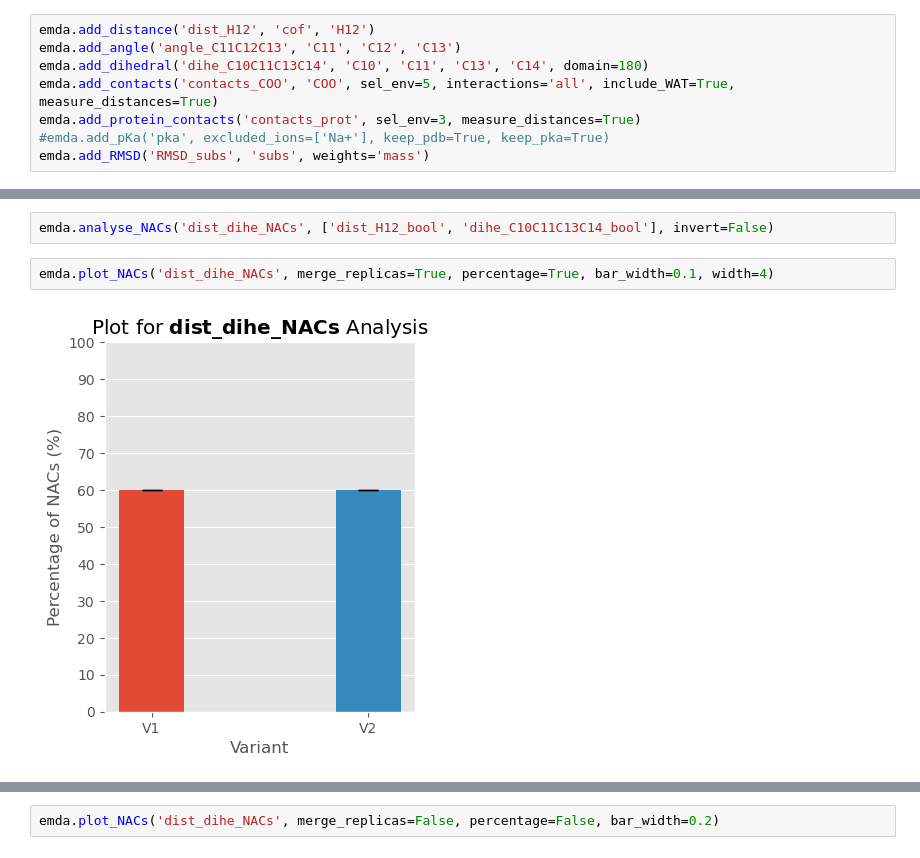
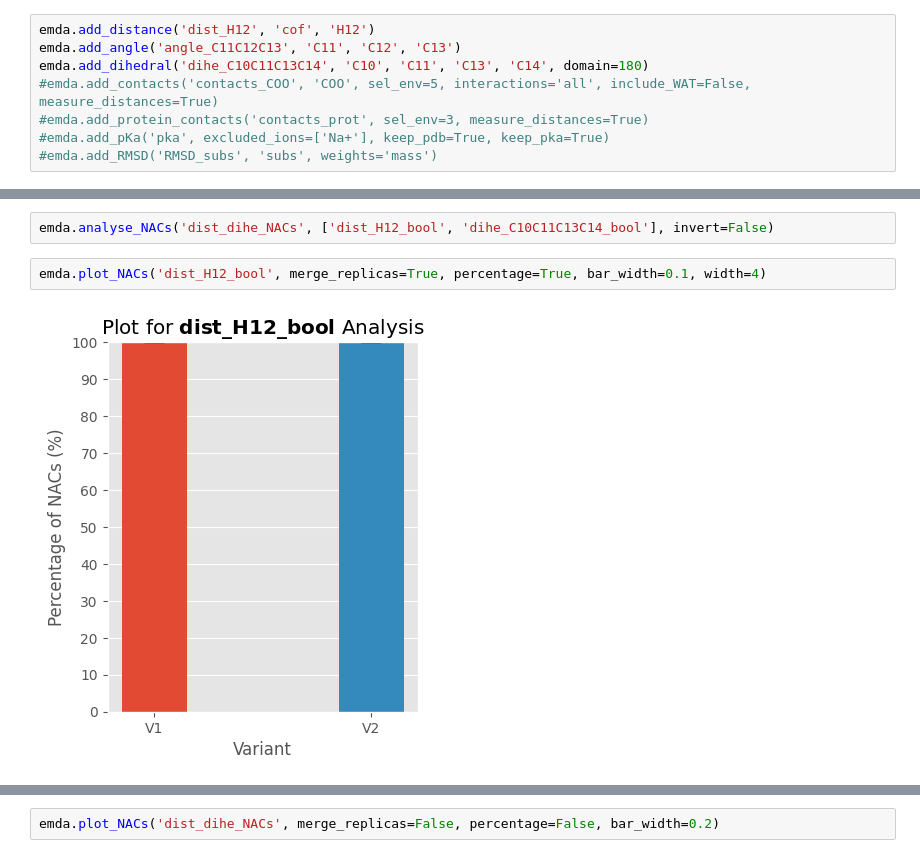
Before and after one commit to MolBioMedUAB/EMDA, a Jupyter notebook: example/example.ipynb, the cells around one changed output, grey strips where cells are left out. Drawn from its saved outputs; the diff is of its cells as text.

```diff
--- a/example/example.ipynb
+++ b/example/example.ipynb
@@ -62,7 +62,7 @@ print(emda.selections)
 emda.add_distance('dist_H12', 'cof', 'H12')
 emda.add_angle('angle_C11C12C13', 'C11', 'C12', 'C13')
 emda.add_dihedral('dihe_C10C11C13C14', 'C10', 'C11', 'C13', 'C14', domain=180)
-emda.add_contacts('contacts_COO', 'COO', sel_env=5, interactions='all', include_WAT=True, measure_distances=True)
-emda.add_protein_contacts('contacts_prot', sel_env=3, measure_distances=True)
+#emda.add_contacts('contacts_COO', 'COO', sel_env=5, interactions='all', include_WAT=False, measure_distances=True)
+#emda.add_protein_contacts('contacts_prot', sel_env=3, measure_distances=True)
 #emda.add_pKa('pka', excluded_ions=['Na+'], keep_pdb=True, keep_pka=True)
-emda.add_RMSD('RMSD_subs', 'subs', weights='mass')
+#emda.add_RMSD('RMSD_subs', 'subs', weights='mass')
@@ -106,6 +128,6 @@ emda.analyse_value('dihe_C10C11C13C14_bool', 'dihe_C10C11C13C14', 0, 20, mode='t
 # %%
 emda.analyse_NACs('dist_dihe_NACs', ['dist_H12_bool', 'dihe_C10C11C13C14_bool'], invert=False)
 # %%
-emda.plot_NACs('dist_dihe_NACs', merge_replicas=True, percentage=True, bar_width=0.1, width=4)
+emda.plot_NACs('dist_H12_bool', merge_replicas=True, percentage=True, bar_width=0.1, width=4)
 # %% [output]
-[figure, old version]
+[figure, new version]
```
Also changed, not shown: parts of 7 cells of this notebook.
